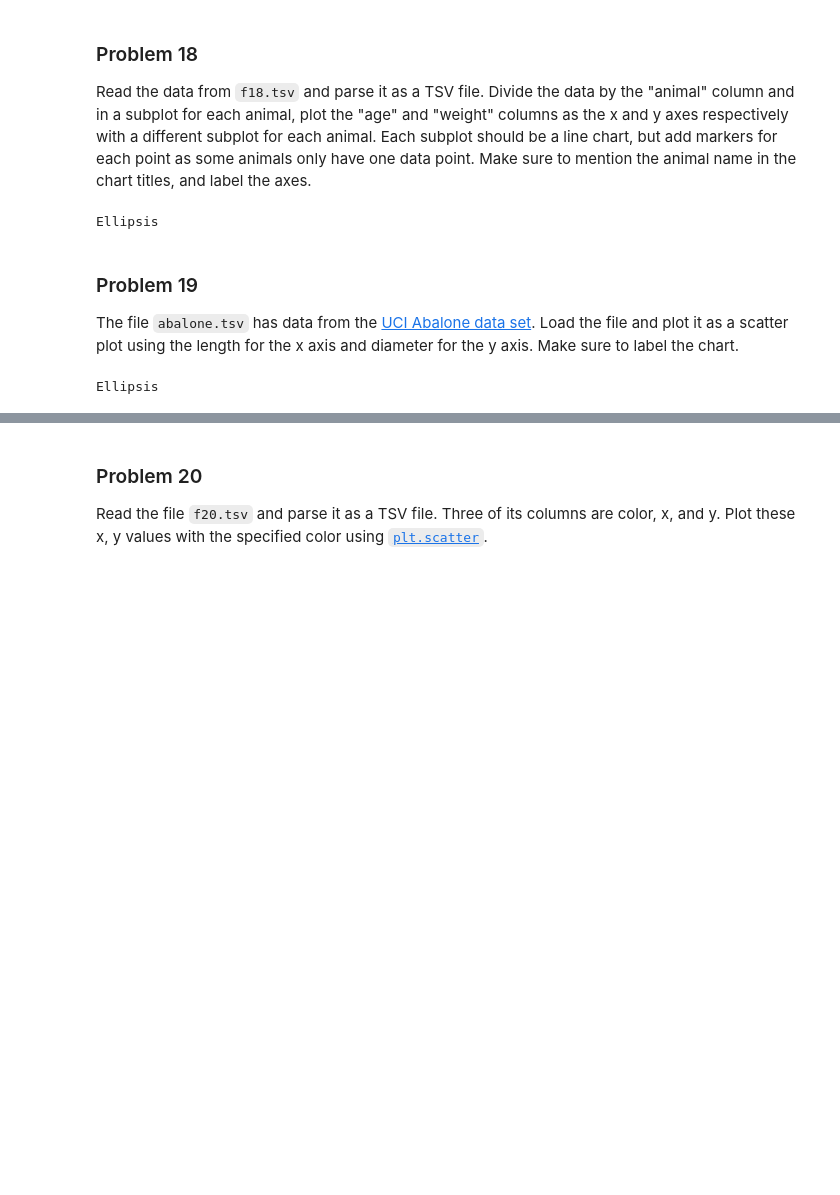
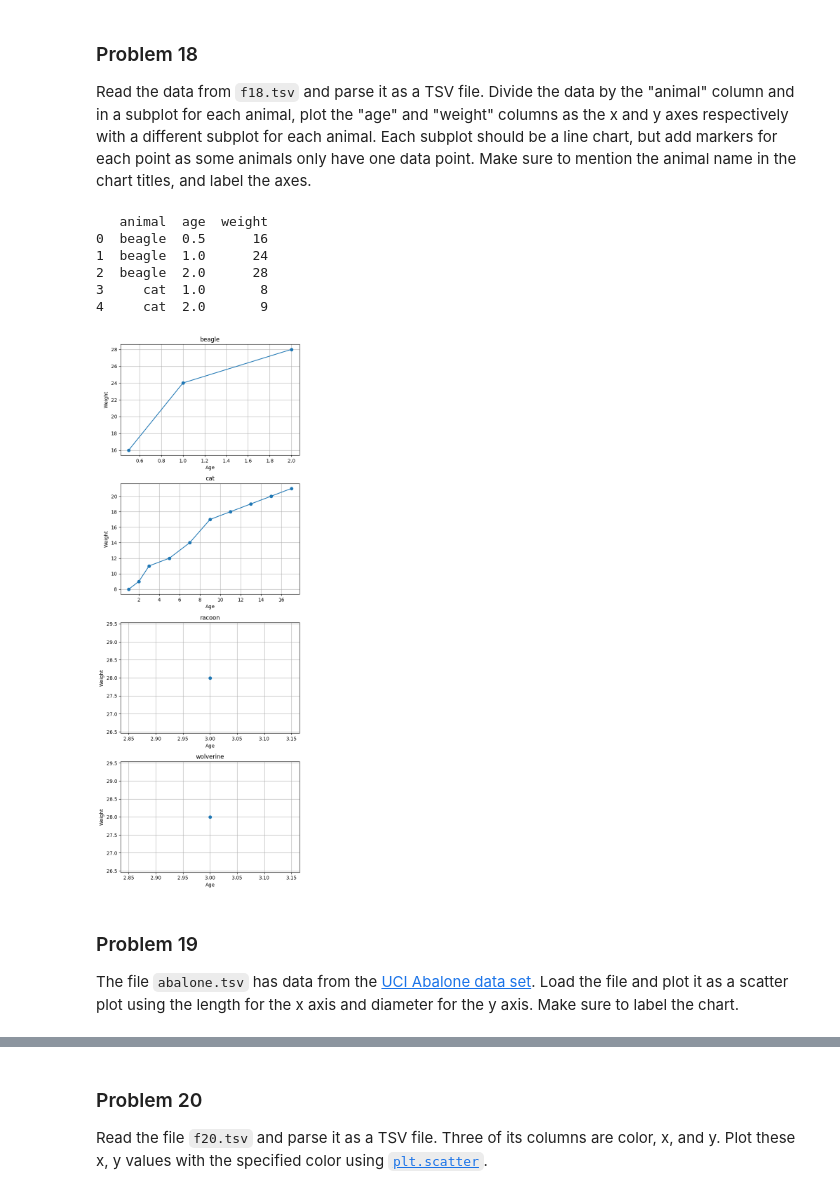
Before and after one commit to victordvas/dx602-homework-05, a Jupyter notebook: homework.ipynb, the cells around one changed output, grey strips where cells are left out. Drawn from its saved outputs; the diff is of its cells as text; code cells hidden in the pictures; blank space fills up the shorter version.

```diff
--- a/homework.ipynb
+++ b/homework.ipynb
@@ -484,21 +494,39 @@ Read the data from `f18.tsv` and parse it as a TSV file.
 Divide the data by the "animal" column and in a subplot for each animal, plot the "age" and "weight" columns as the x and y axes respectively with a different subplot for each animal.
 Each subplot should be a line chart, but add markers for each point as some animals only have one data point.
 Make sure to mention the animal name in the chart titles, and label the axes.
-# %%
-# YOUR CHANGES HERE
-
-...
-# %% [output]
-Ellipsis
+# %%
+# YOUR CHANGES HERE
+
+df = pd.read_csv('f18.tsv', sep='\t')
+print(df.head())
+animals = df['animal'].unique()
+n = len(animals)
+fig, axes = plt.subplots(n, 1, figsize=(6, 4 * n), sharex=False, sharey=False)
+if n == 1:
+    axes = [axes]
+for ax, animal in zip(axes, animals):
+    sub = df[df['animal'] == animal]
+    # Sort by age to have a meaningful line plot
+    sub = sub.sort_values(by='age')
+    ax.plot(sub['age'], sub['weight'], marker='o', linestyle='-')
+    ax.set_title(f"{animal}")
+    ax.set_xlabel("Age")
+    ax.set_ylabel("Weight")
+    ax.grid(True)
+
+plt.tight_layout()
+plt.show()
+# %% [output]
+   animal  age  weight
+0  beagle  0.5      16
+1  beagle  1.0      24
+2  beagle  2.0      28
+3     cat  1.0       8
+4     cat  2.0       9
+[figure, added]
 # %% [markdown]
 ### Problem 19
 
 The file `abalone.tsv` has data from the [UCI Abalone data set](https://archive.ics.uci.edu/dataset/1/abalone).
 Load the file and plot it as a scatter plot using the length for the x axis and diameter for the y axis.
 Make sure to label the chart.
-# %%
-# YOUR CHANGES HERE
-
-...
-# %% [output]
-Ellipsis
```
Also changed, not shown: parts of 5 cells of this notebook.
